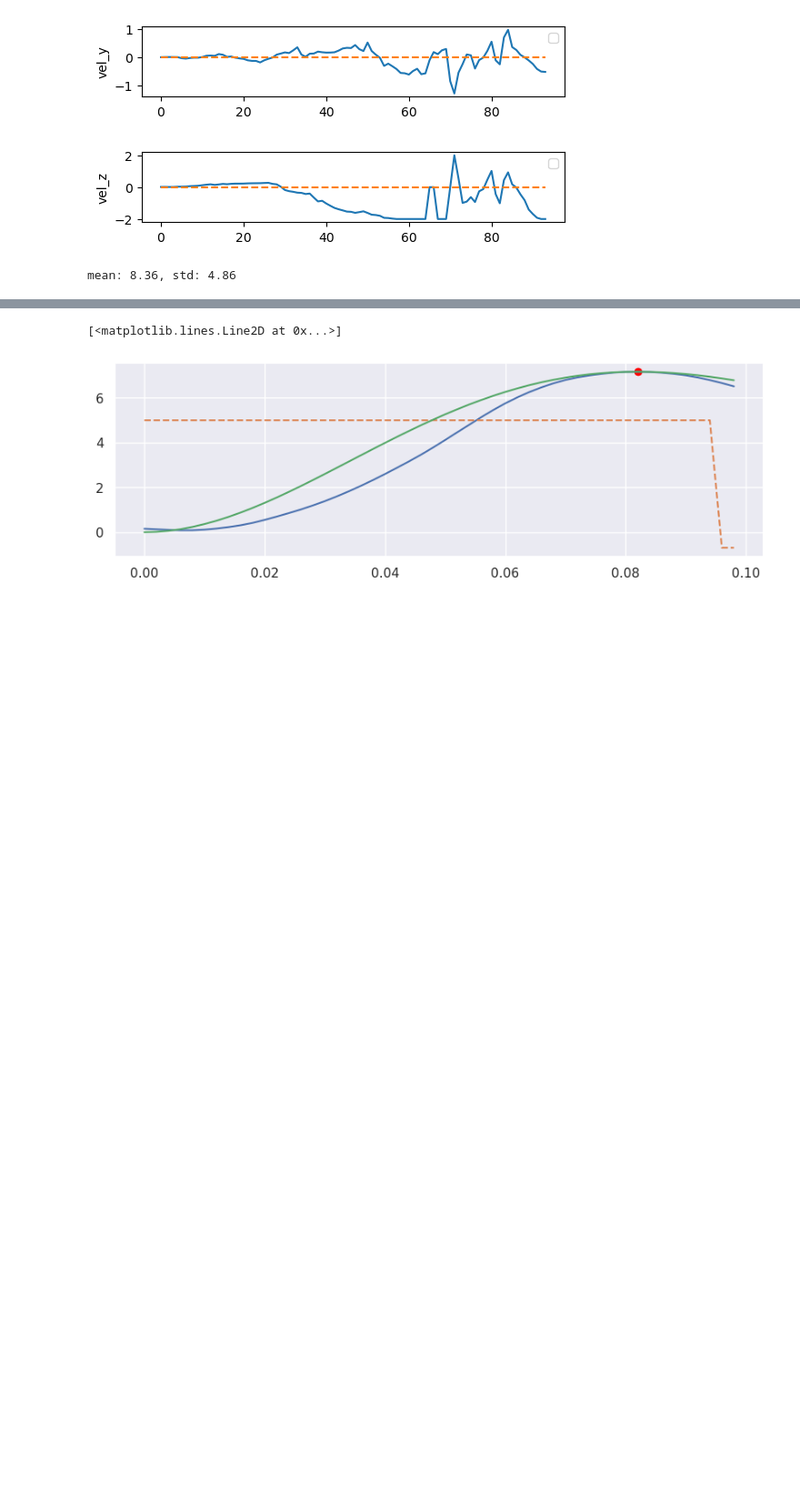
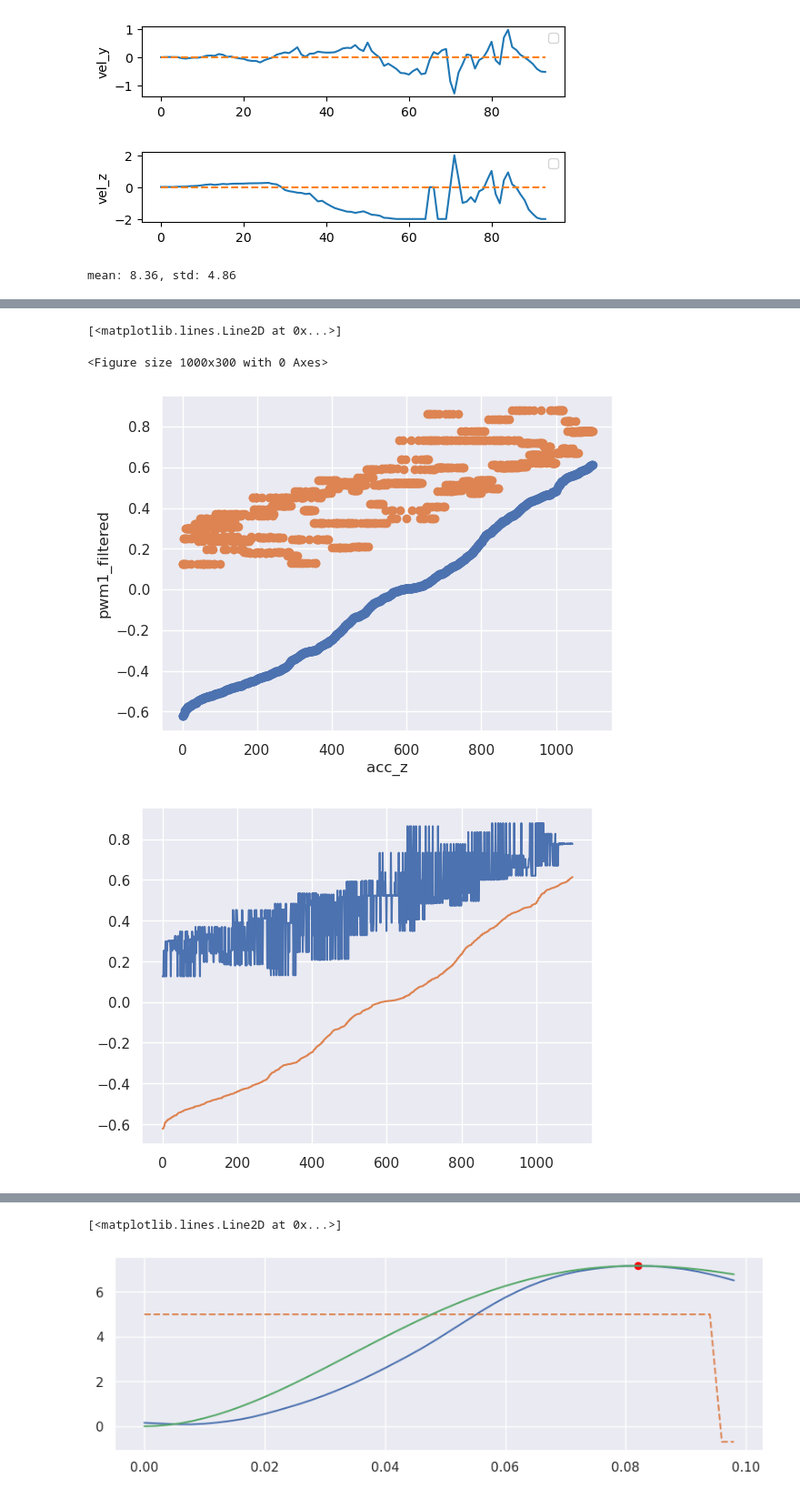
Before and after one commit to jc-bao/crazyswarm2-adaptive, a Jupyter notebook: utils/crazyflie-firmware-adaptive/tools/usdlog/plot.ipynb, the cells around one changed output, grey strips where cells are left out. Shown at 91% size. Cells and saved outputs as stored; diff of their text form; code cells hidden in the pictures; blank space fills up the shorter version.

```diff
--- a/utils/crazyflie-firmware-adaptive/tools/usdlog/plot.ipynb
+++ b/utils/crazyflie-firmware-adaptive/tools/usdlog/plot.ipynb
@@ -433,0 +480,28 @@ mean: 8.36, std: 4.86
+# %%
+sort_index = np.argsort(acc_z)
+plt.figure(figsize=(10, 3))
+acc_z_sorted = acc_z[sort_index]
+pwm1_sorted = pwms.mean(axis=-1)[sort_index]
+# filter pwm1 again with low-pass filter
+# pwm1_filtered_sorted = np.zeros_like(pwm1_sorted)
+pwm1_filtered_sorted = pwm1_sorted
+# k = 0.05
+# for t in range(pwm1_sorted.shape[0]):
+#     if t == 0:
+#         pwm1_filtered_sorted[t] = pwm1_sorted[t]
+#     else:
+#         pwm1_filtered_sorted[t] = (1-k)*pwm1_filtered_sorted[t-1] + k*pwm1_sorted[t]
+plt.figure()
+plt.plot(acc_z_sorted, 'o')
+plt.plot(pwm1_filtered_sorted, 'o')
+plt.xlabel('acc_z')
+plt.ylabel('pwm1_filtered')
+
+plt.figure()
+plt.plot(pwm1_filtered_sorted)
+plt.plot(acc_z_sorted)
+# %% [output]
+[<matplotlib.lines.Line2D at 0x...>]
+<Figure size 1000x300 with 0 Axes>
+[figure, added]
+[figure, added]
```
Also changed, not shown: parts of 5 cells of this notebook, 8 other files.
